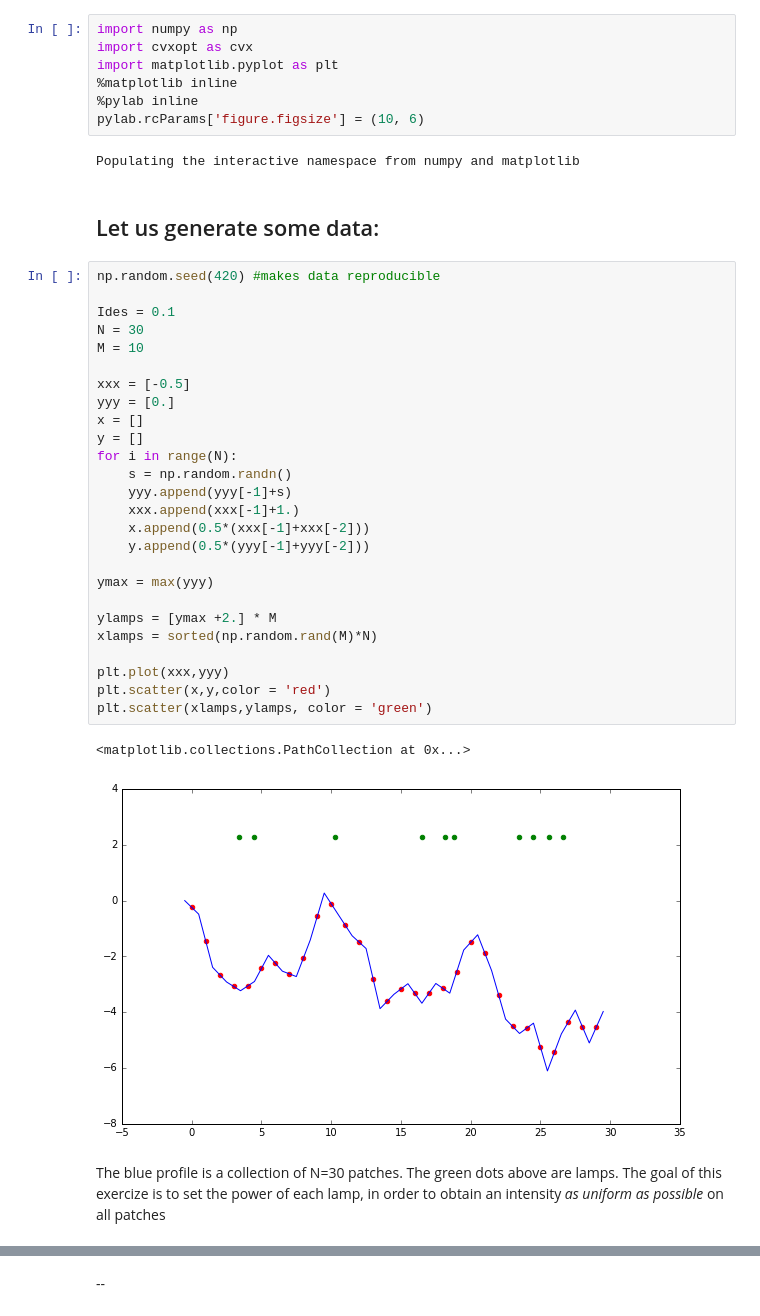
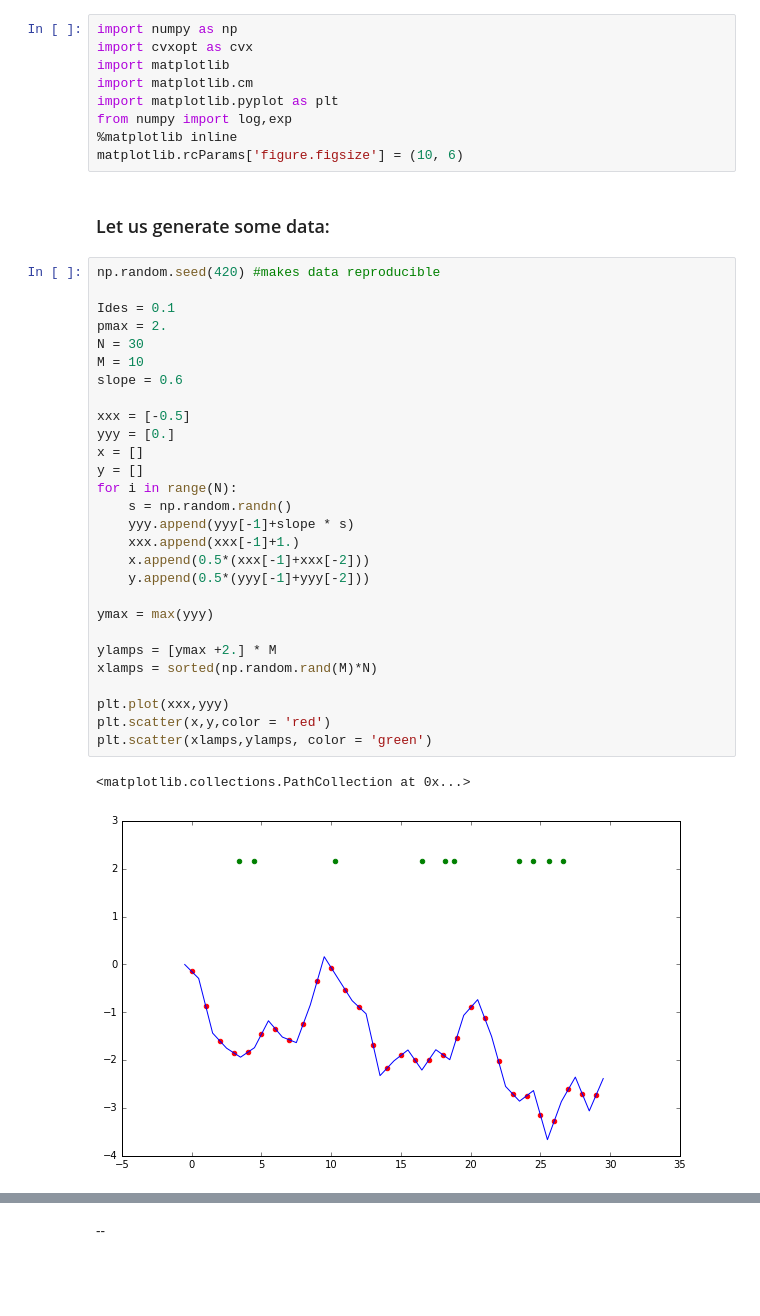
Before and after one commit to tim-pl-m/convex_lecture_notebook, a Jupyter notebook: lamps.ipynb, the cells around one changed output, grey strips where cells are left out. Saved outputs shown, nothing was run; the diff lists cells and outputs as text; blank space fills up the shorter version.

Commit message:
update lamps

```diff
--- a/lamps.ipynb
+++ b/lamps.ipynb
@@ -1,43 +1,42 @@
 # %%
 import numpy as np
 import cvxopt as cvx
+import matplotlib
+import matplotlib.cm
 import matplotlib.pyplot as plt
+from numpy import log,exp
 %matplotlib inline
-%pylab inline
-pylab.rcParams['figure.figsize'] = (10, 6)
+matplotlib.rcParams['figure.figsize'] = (10, 6)
-# %% [output]
-Populating the interactive namespace from numpy and matplotlib
 # %% [markdown]
-Let us generate some data:
---------------------------
+### Let us generate some data:
 # %%
 np.random.seed(420) #makes data reproducible
 
 Ides = 0.1
+pmax = 2.
 N = 30
 M = 10
+slope = 0.6
 
 xxx = [-0.5]
 yyy = [0.]
 x = []
 y = []
 for i in range(N):
     s = np.random.randn()
-    yyy.append(yyy[-1]+s)
+    yyy.append(yyy[-1]+slope * s)
     xxx.append(xxx[-1]+1.)
     x.append(0.5*(xxx[-1]+xxx[-2]))
     y.append(0.5*(yyy[-1]+yyy[-2]))
 
 ymax = max(yyy)
 
 ylamps = [ymax +2.] * M
 xlamps = sorted(np.random.rand(M)*N)
 
 plt.plot(xxx,yyy)
 plt.scatter(x,y,color = 'red')
 plt.scatter(xlamps,ylamps, color = 'green')
 # %% [output]
 <matplotlib.collections.PathCollection at 0x...>
-[figure, old version]
+[figure, new version]
-# %% [markdown]
-The blue profile is a collection of N=30 patches. The green dots above are lamps. The goal of this exercize is to set the power of each lamp, in order to obtain an intensity *as uniform as possible* on all patches
```
Also changed, not shown: parts of 24 cells of this notebook.
